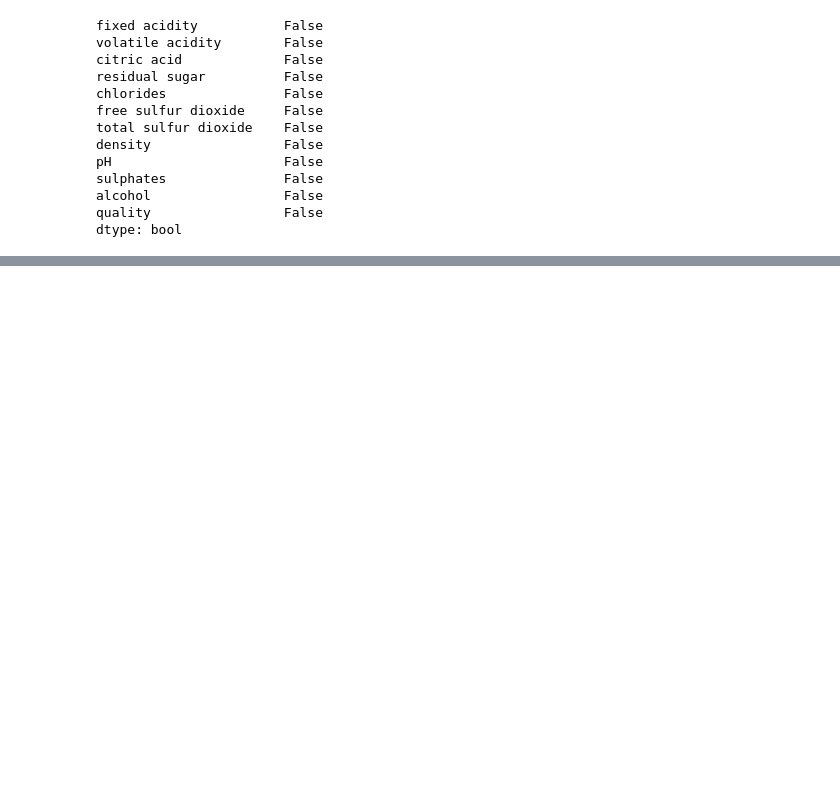
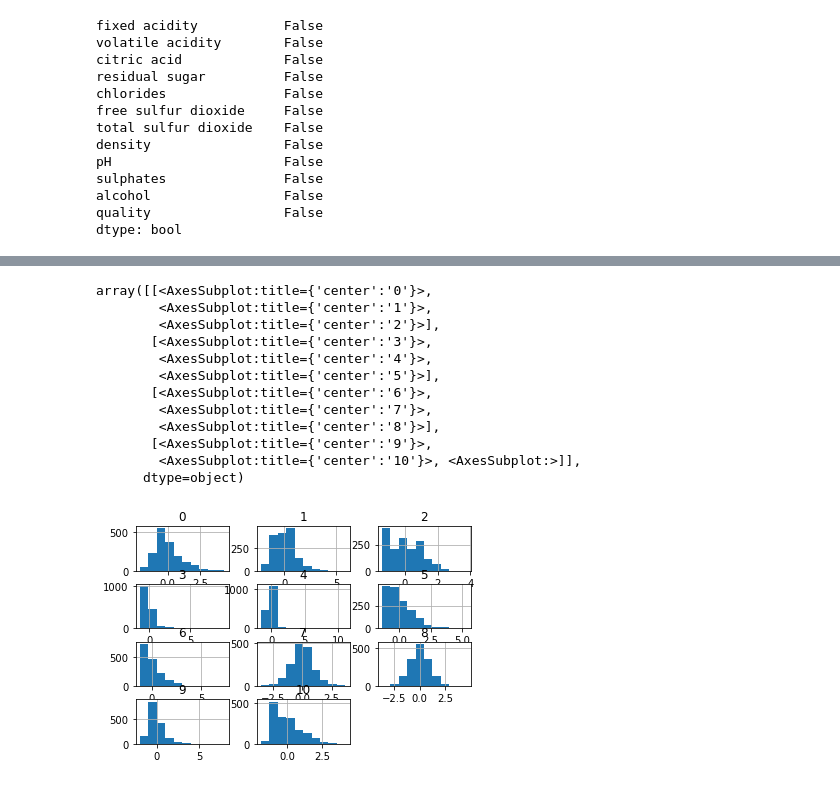
Before and after one commit to tzch96/pk-mow2, a Jupyter notebook: proj.ipynb, the cells around one changed output, grey strips where cells are left out. Cells and saved outputs as stored; diff of their text form; code cells hidden in the pictures; blank space fills up the shorter version.

Commit message:
Preprocessing data

```diff
--- a/proj.ipynb
+++ b/proj.ipynb
@@ -192,0 +199,7 @@ Wybrany zbiór nie ma brakujących wartości, dzięki czemu nie musimy stosować
+# %%
+df['good'] = [1 if x >= 7 else 0 for x in df['quality']]
+
+X = df.drop(['quality', 'good'], axis=1)
+y = df['good']
+
+X.head()
@@ -192,0 +219,7 @@ Wybrany zbiór nie ma brakujących wartości, dzięki czemu nie musimy stosować
+# %%
+from sklearn.preprocessing import StandardScaler
+
+X_unscaled = X
+X = StandardScaler().fit_transform(X)
+
+pd.DataFrame(X).describe()
@@ -192,0 +236,16 @@ Wybrany zbiór nie ma brakujących wartości, dzięki czemu nie musimy stosować
+# %%
+pd.DataFrame(X).hist()
+# %% [output]
+array([[<AxesSubplot:title={'center':'0'}>,
+        <AxesSubplot:title={'center':'1'}>,
+        <AxesSubplot:title={'center':'2'}>],
+       [<AxesSubplot:title={'center':'3'}>,
+        <AxesSubplot:title={'center':'4'}>,
+        <AxesSubplot:title={'center':'5'}>],
+       [<AxesSubplot:title={'center':'6'}>,
+        <AxesSubplot:title={'center':'7'}>,
+        <AxesSubplot:title={'center':'8'}>],
+       [<AxesSubplot:title={'center':'9'}>,
+        <AxesSubplot:title={'center':'10'}>, <AxesSubplot:>]],
+      dtype=object)
+[figure, added]
```
Also changed, not shown: parts of 9 cells of this notebook.
